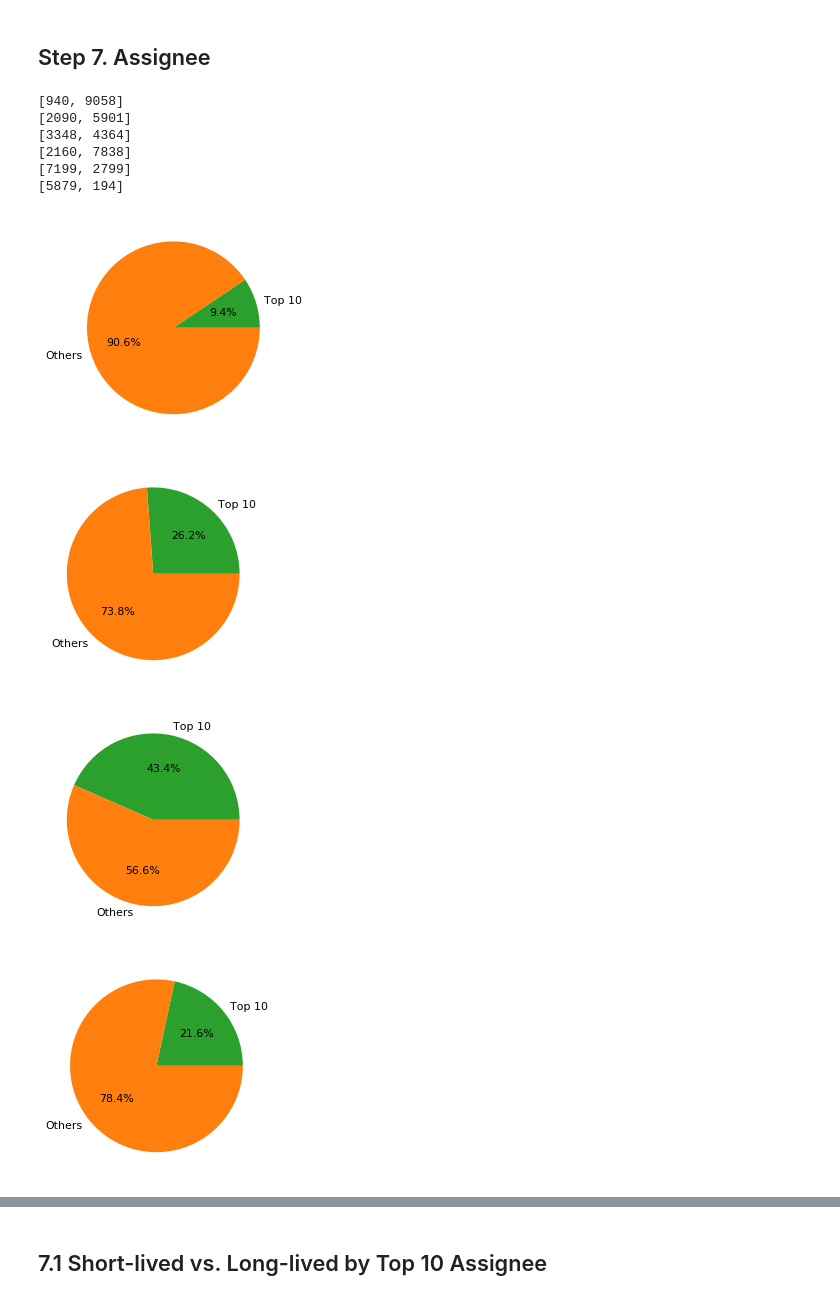
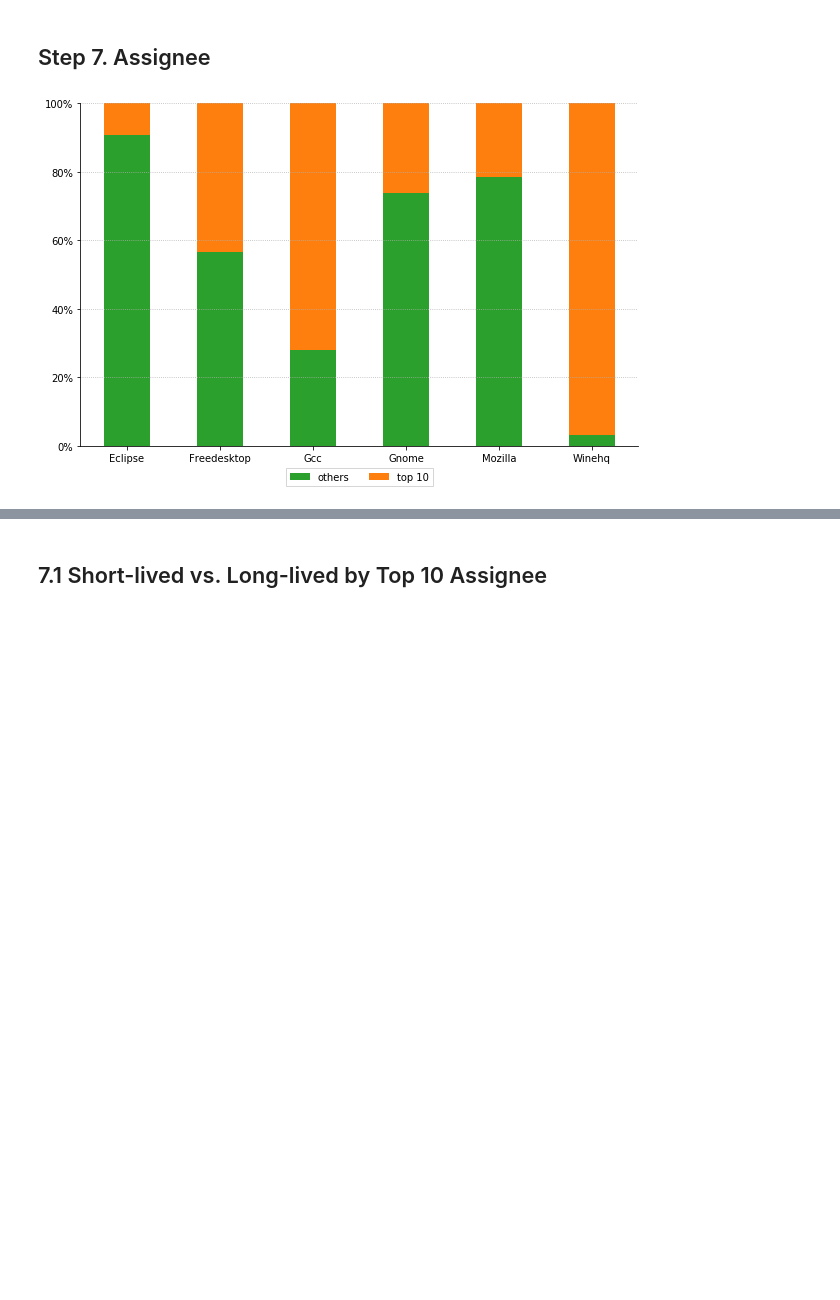
Before and after one commit to gomesluiz/my-doctorate, a Jupyter notebook: projects/long-lived-bug-prediction/notebooks/20191219_long_lived_prediction_rq3_data_analysis.ipynb, the cells around one changed output, grey strips where cells are left out. Saved outputs shown, nothing was run; the diff lists cells and outputs as text; code cells hidden in the pictures; blank space fills up the shorter version.

```diff
--- a/projects/long-lived-bug-prediction/notebooks/20191219_long_lived_prediction_rq3_data_analysis.ipynb
+++ b/projects/long-lived-bug-prediction/notebooks/20191219_long_lived_prediction_rq3_data_analysis.ipynb
@@ -46,9 +46,9 @@ sns.set(style="ticks", color_codes=True, font_scale=2)
 # Setup Matplotlib
 plt.rc('figure', figsize=(20, 20))
 plt.style.use('default')
-SMALL_SIZE = 12
-MEDIUM_SIZE = 15
-BIGGER_SIZE = 20
+SMALL_SIZE = 10
+MEDIUM_SIZE = 10
+BIGGER_SIZE = 12
 plt.rc('font', size=SMALL_SIZE)          # controls default text sizes
 plt.rc('axes', titlesize=SMALL_SIZE)     # fontsize of the axes title
 plt.rc('axes', labelsize=SMALL_SIZE)    # fontsize of the x and y labels
@@ -350,27 +379,14 @@ for project in projects:
 # %%
-def plot_bar (project, column, ax):
-    top_10 = bug_reports_all_data.loc[bug_reports_all_data['project']==project]
-    top_10 = top_10.groupby(column)[column].agg(['count'])
-    top_10 = top_10.sort_values('count', ascending=False).head(10)
-
-    bug_reports_data_for_top_10=bug_reports_all_data[bug_reports_all_data[column].isin(top_10.index)]
-    top_10_grouped = bug_reports_data_for_top_10.groupby(column)['long_lived?'].value_counts(normalize=True).unstack()
-    #print(project)
-    #print('---------------------------------------------')
-    #print(top_10_grouped)
-    #print('---------------------------------------------')
-    top_10_grouped.plot(kind='bar', stacked='True', color=["tab:red", "tab:blue"], ax=ax)
-    ax.legend()
-    ax.set(ylim=(0, 1))
-    ax.set(title=project, xlabel="", ylabel="Percentage")
-
 # stacked bar plot.
 fig, axes = plt.subplots(2, 3, sharey=True, figsize=(20,8))
 plt.subplots_adjust(hspace=0.8)
 sns.despine(offset=5)
 #sns.set_context("paper")
 projects=['eclipse', 'gnome', 'freedesktop', 'mozilla', 'gcc', 'winehq']
-
+plt.rcParams["axes.grid.axis"] ="x"
+plt.rcParams["axes.grid"] = False
 for project, ax in zip(projects, axes.flatten()):
     plot_bar(project, 'reporter_name', ax)
+
+plt.savefig("figures/rq3-percentage-of-long-lived-bugs-by-bug-reporter.pdf", format="pdf", dpi=600, bbox_inches='tight')
 # %% [output]
@@ -378,16 +394,6 @@ for project, ax in zip(projects, axes.flatten()):
 # %% [markdown]
 ## Step 7. Assignee
 # %%
-for project in projects:
-    plot_topn_pie(project, bug_reports_all_data, 'assignee_name', 10, f"rq3-{project}-top_n-assignee_name-pct.pdf")
+plot_s_bar(bug_reports_all_data, 'assignee_name', 10, 'rq3-all-top_n-assignee_name-pct.pdf')
 # %% [output]
-[940, 9058]
-[2090, 5901]
-[3348, 4364]
-[2160, 7838]
-[7199, 2799]
-[5879, 194]
-[figure, old version]
+[figure, new version]
-[figure, removed]
-[figure, removed]
-[figure, removed]
```
Also changed, not shown: parts of 15 cells of this notebook, 48 other files.
